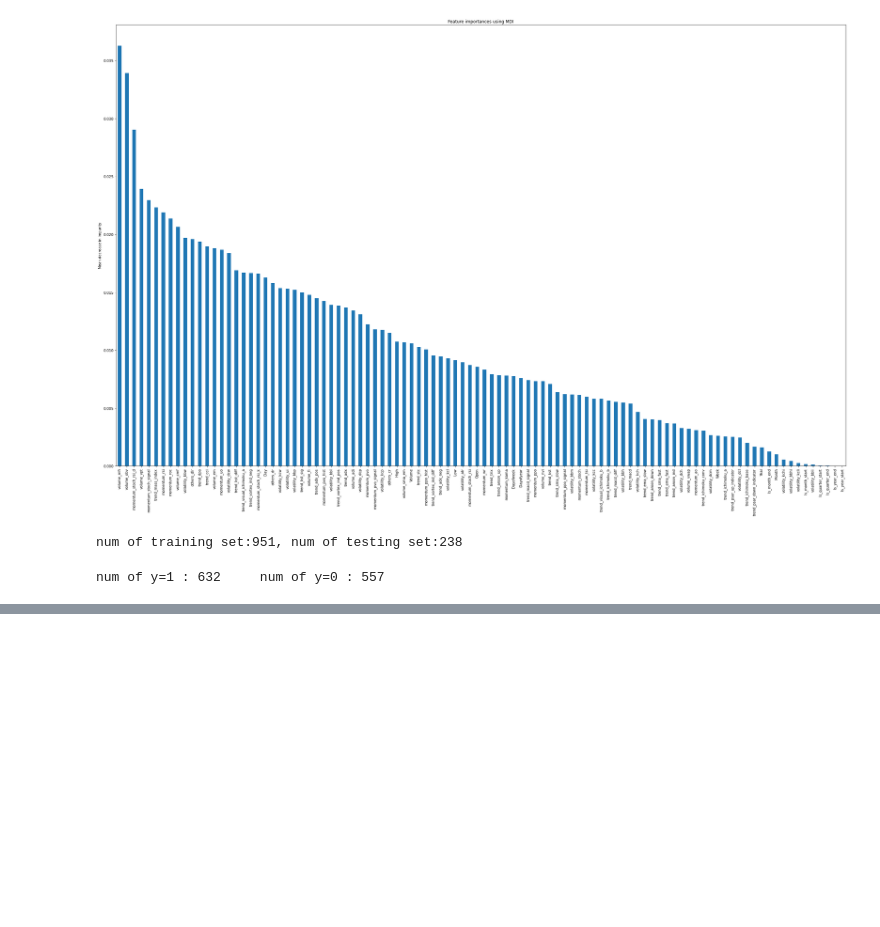
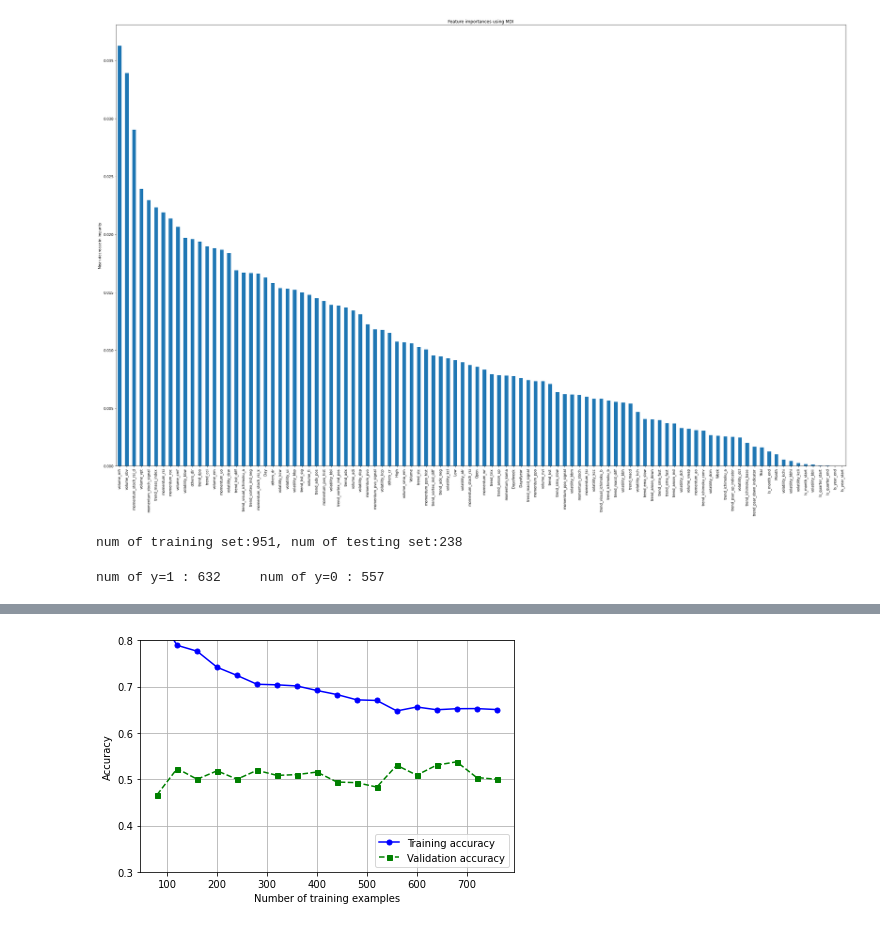
Before and after one commit to maggiechen615/Stock_Stalkers, a Jupyter notebook: Longterm_Baseline_Models.ipynb, the cells around one changed output, grey strips where cells are left out. Drawn from its saved outputs; the diff is of its cells as text; code cells hidden in the pictures; blank space fills up the shorter version.

```diff
--- a/Longterm_Baseline_Models.ipynb
+++ b/Longterm_Baseline_Models.ipynb
@@ -213,0 +217,87 @@ num of y=1 : 632     num of y=0 : 557
+# %%
+import matplotlib.pyplot as plt
+from sklearn.pipeline import make_pipeline
+
+def prepare_dataset(path = 'data/AAPL_data.csv', start_date = '2022-01-01'):
+    '''
+    Load dataset and generate technical features and limit time periods.
+
+    path(str) : path to the price data file.
+    start_date(str) : start date of interested time period.
+    '''
+    df = pd.read_csv(path)
+    df.dropna()
+
+    df["Date"] = pd.to_datetime(df.Date, format="%Y-%m-%d")
+    df.index = df['Date']
+    df = df.sort_index(ascending=True, axis=0)
+    add_datepart(df, 'Date', drop=False)
+    df.drop('Elapsed', axis=1, inplace=True)
+
+    df = add_all_ta_features(
+        df, high="High", low="Low", open="Open", close="Close", volume="Volume")
+
+    df = df[df['Date'] >= start_date]
+    df = df.drop(['trend_psar_down', 'trend_psar_up'], axis=1)
+    df = df.dropna()
+
+    y = np.where(df['Close'].shift(-1) > df['Close'], 1, 0)
+    X = df.drop(['Close', 'Date', 'Adj Close'], axis=1)
+
+    X = np.array(X)
+    X = X.astype(np.float32)
+
+    return X, y
+
+pipe_lr = make_pipeline(MinMaxScaler(),
+                        LogisticRegression(max_iter=10000))
+
+train_accs = []
+test_accs = []
+train_sizes = []
+X, y = prepare_dataset(start_date='2017-01-01')
+for n in range(100, 1000, 50):
+    train_lst = []
+    test_lst = []
+    tscv = TimeSeriesSplit(n_splits=10)
+    # Split training and validation data
+    new_X = X[:n]
+    new_y = y[:n]
+    for train_index, validation_index in tscv.split(new_X):
+        X_train, X_validation = new_X[train_index], new_X[validation_index]
+        y_train, y_validation = new_y[train_index], new_y[validation_index]
+        pipe_lr.fit(X_train, y_train)
+        y_pred = pipe_lr.predict(X_validation)
+        train_acc = pipe_lr.score(X_train, y_train)
+        test_acc = pipe_lr.score(X_validation, y_validation)
+        train_lst.append(train_acc)
+        test_lst.append(test_acc)
+    m_train_acc = sum(train_lst)/len(train_lst)
+    m_test_acc = sum(test_lst)/len(test_lst)
+    train_accs.append(m_train_acc)
+    test_accs.append(m_test_acc)
+    train_sizes.append(n*0.8)
+
+train_scores = np.array(train_accs)
+test_scores = np.array(test_accs)
+train_sizes = np.array(train_sizes)
+
+plt.plot(train_sizes, train_scores,
+         color='blue', marker='o',
+         markersize=5, label='Training accuracy')
+
+plt.plot(train_sizes, test_scores,
+         color='green', linestyle='--',
+         marker='s', markersize=5,
+         label='Validation accuracy')
+
+plt.grid()
+plt.xlabel('Number of training examples')
+plt.ylabel('Accuracy')
+plt.legend(loc='lower right')
+plt.ylim([0.3, 0.8])
+plt.tight_layout()
+# plt.savefig('figures/06_05.png', dpi=300)
+plt.show()
+# %% [output]
+[figure, added]
```
Also changed, not shown: parts of 2 cells of this notebook.
